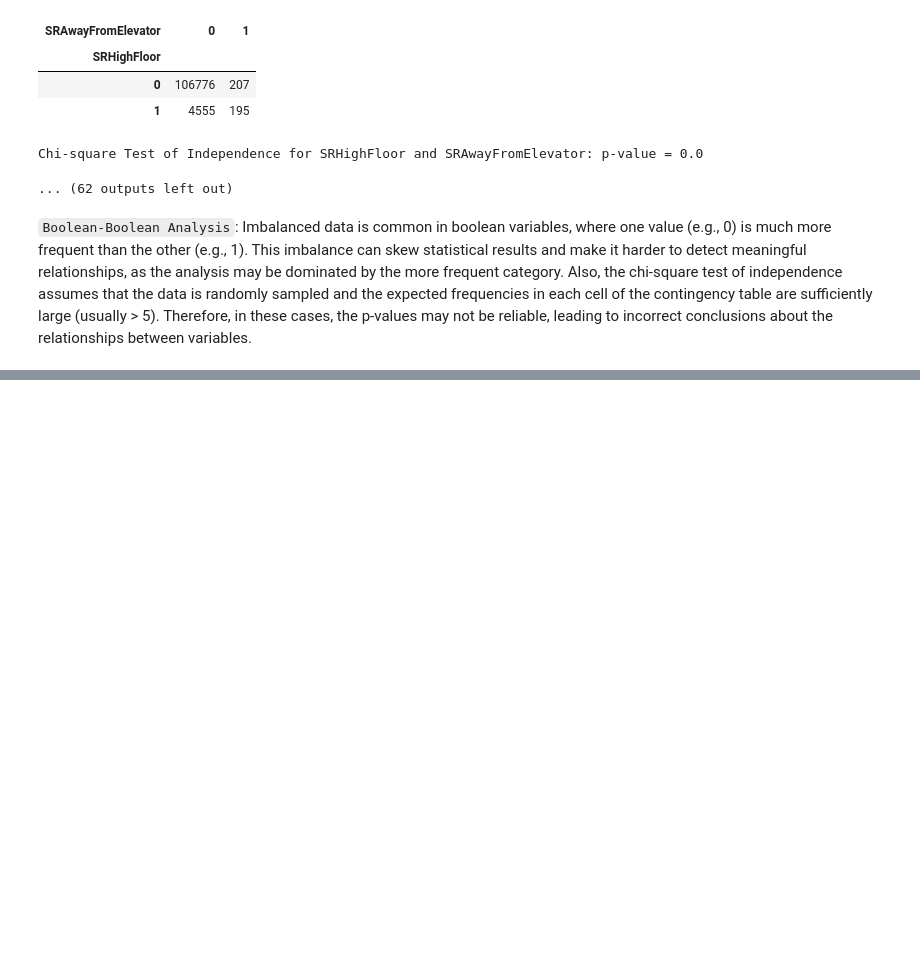
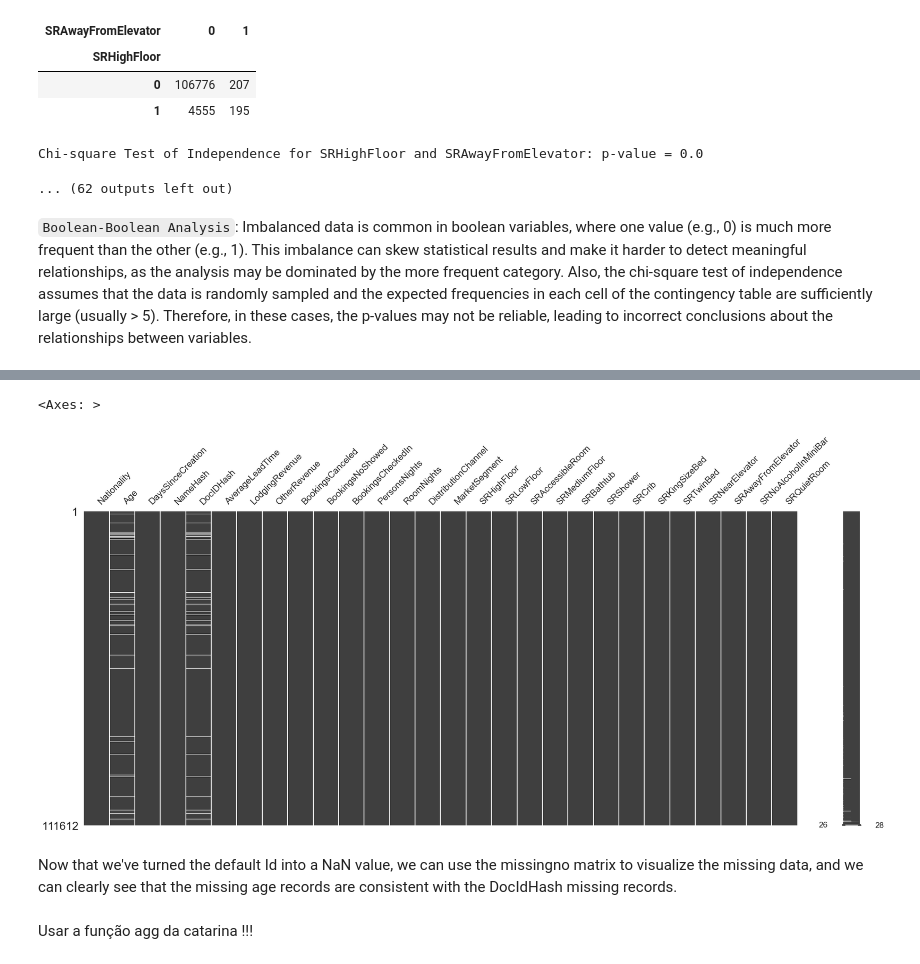
Before and after one commit to CatarinaGN/Case-1, a Jupyter notebook: Versão_Bea.ipynb, the cells around one changed output, grey strips where cells are left out. Saved outputs shown, nothing was run; the diff lists cells and outputs as text; code cells hidden in the pictures; blank space fills up the shorter version.

```diff
--- a/Versão_Bea.ipynb
+++ b/Versão_Bea.ipynb
@@ -888,0 +974,21 @@ Also, the chi-square test of independence assumes that the data is randomly samp
+# %%
+boolean_variables = ['SRHighFloor', 'SRLowFloor', 'SRAccessibleRoom', 'SRMediumFloor',
+                'SRBathtub', 'SRShower', 'SRCrib', 'SRKingSizeBed', 'SRTwinBed',
+                'SRNearElevator', 'SRAwayFromElevator', 'SRNoAlcoholInMiniBar',
+                'SRQuietRoom']
+
+def convert_to_binary(df, columns):
+        for col in columns:
+            df[col] = (df[col] == 'Y').astype(int)
+        return df
+
+df_clean = convert_to_binary(df_clean,boolean_variables)
+# %%
+uint8_variables = ['BookingsCanceled', 'BookingsNoShowed','BookingsCheckedIn','PersonsNights','RoomNights']
+
+def convert_to_uint8(df, columns):
+        for col in columns:
+            df[col] = df[col].astype('uint8')
+        return df
+
+df_clean = convert_to_uint8(df_clean,uint8_variables)
@@ -888,0 +1016,2 @@ Also, the chi-square test of independence assumes that the data is randomly samp
+# %%
+df_clean.drop_duplicates(inplace = True)
@@ -888,0 +1038,9 @@ Also, the chi-square test of independence assumes that the data is randomly samp
+# %%
+df_clean.loc[(df_clean['DocIDHash'] == '0xE3B0C44298FC1C149AFBF4C8996FB92427AE41E4649B934CA495991B7852B855'), 'DocIDHash'] = np.nan
+# %%
+msno.matrix(df_clean)
+# %% [output]
+<Axes: >
+[figure, added]
+# %% [markdown]
+Now that we've turned the default Id into a NaN value, we can use the missingno matrix to visualize the missing data, and we can clearly see that the missing age records are consistent with the DocIdHash missing records.
@@ -888,0 +1051,2 @@ Also, the chi-square test of independence assumes that the data is randomly samp
+# %% [markdown]
+Usar a função agg da catarina !!!
```
Also changed, not shown: parts of 81 cells of this notebook.
